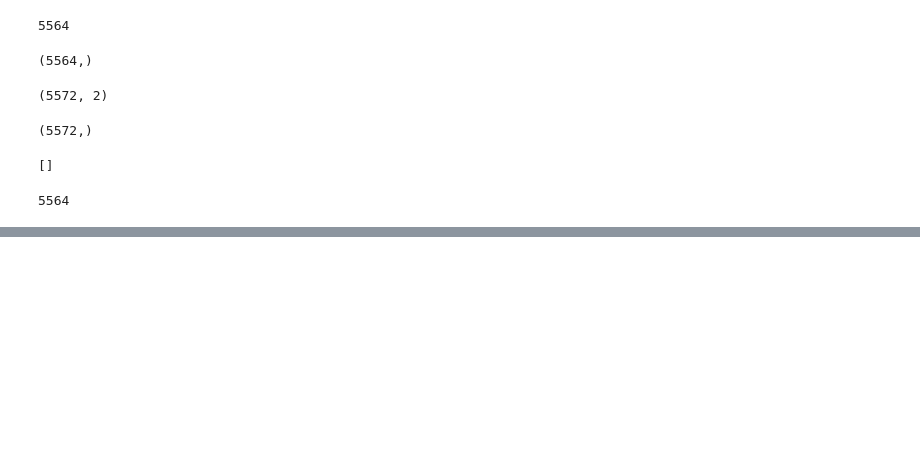
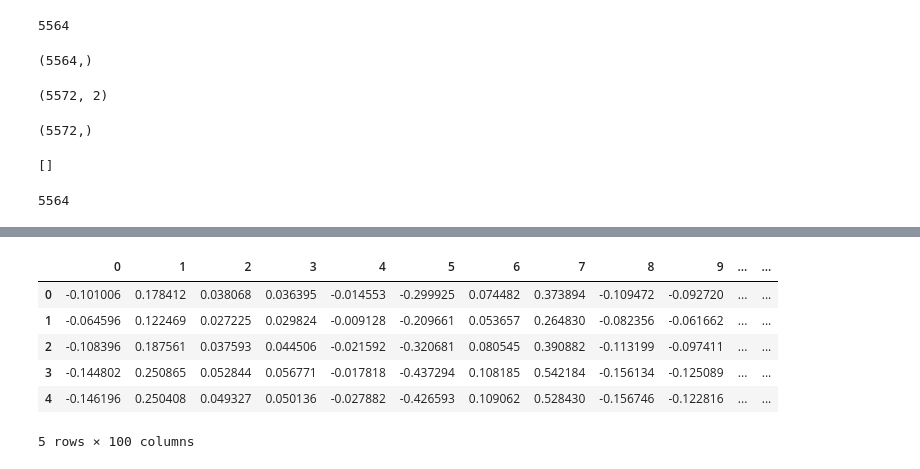
Before and after one commit to tuananhudu/Learn_AI, a Jupyter notebook: Model/Email_Spam/Model.ipynb, the cells around one changed output, grey strips where cells are left out. Cells and saved outputs as stored; diff of their text form; code cells hidden in the pictures; blank space fills up the shorter version.

```diff
--- a/Model/Email_Spam/Model.ipynb
+++ b/Model/Email_Spam/Model.ipynb
@@ -202,0 +343,23 @@ for i in range(0 , len(X)):
+# %%
+import pandas as pd
+import numpy as np
+
+# Giả sử X là danh sách các vector numpy
+df_list = []
+
+for i in range(len(X)):
+    if isinstance(X[i], np.ndarray):
+        df_list.append(pd.DataFrame(X[i].reshape(1, -1)))
+
+# Nối tất cả lại thành một DataFrame
+df = pd.concat(df_list, ignore_index=True)
+# %%
+df.head()
+# %% [output]
+|  | 0 | 1 | 2 | 3 | 4 | 5 | 6 | 7 | 8 | 9 | ... | ... |
+| 0 | -0.101006 | 0.178412 | 0.038068 | 0.036395 | -0.014553 | -0.299925 | 0.074482 | 0.373894 | -0.109472 | -0.092720 | ... | ... |
+| 1 | -0.064596 | 0.122469 | 0.027225 | 0.029824 | -0.009128 | -0.209661 | 0.053657 | 0.264830 | -0.082356 | -0.061662 | ... | ... |
+| 2 | -0.108396 | 0.187561 | 0.037593 | 0.044506 | -0.021592 | -0.320681 | 0.080545 | 0.390882 | -0.113199 | -0.097411 | ... | ... |
+| 3 | -0.144802 | 0.250865 | 0.052844 | 0.056771 | -0.017818 | -0.437294 | 0.108185 | 0.542184 | -0.156134 | -0.125089 | ... | ... |
+| 4 | -0.146196 | 0.250408 | 0.049327 | 0.050136 | -0.027882 | -0.426593 | 0.109062 | 0.528430 | -0.156746 | -0.122816 | ... | ... |
+5 rows × 100 columns
```
Also changed, not shown: parts of 19 cells of this notebook, 2 other files.
